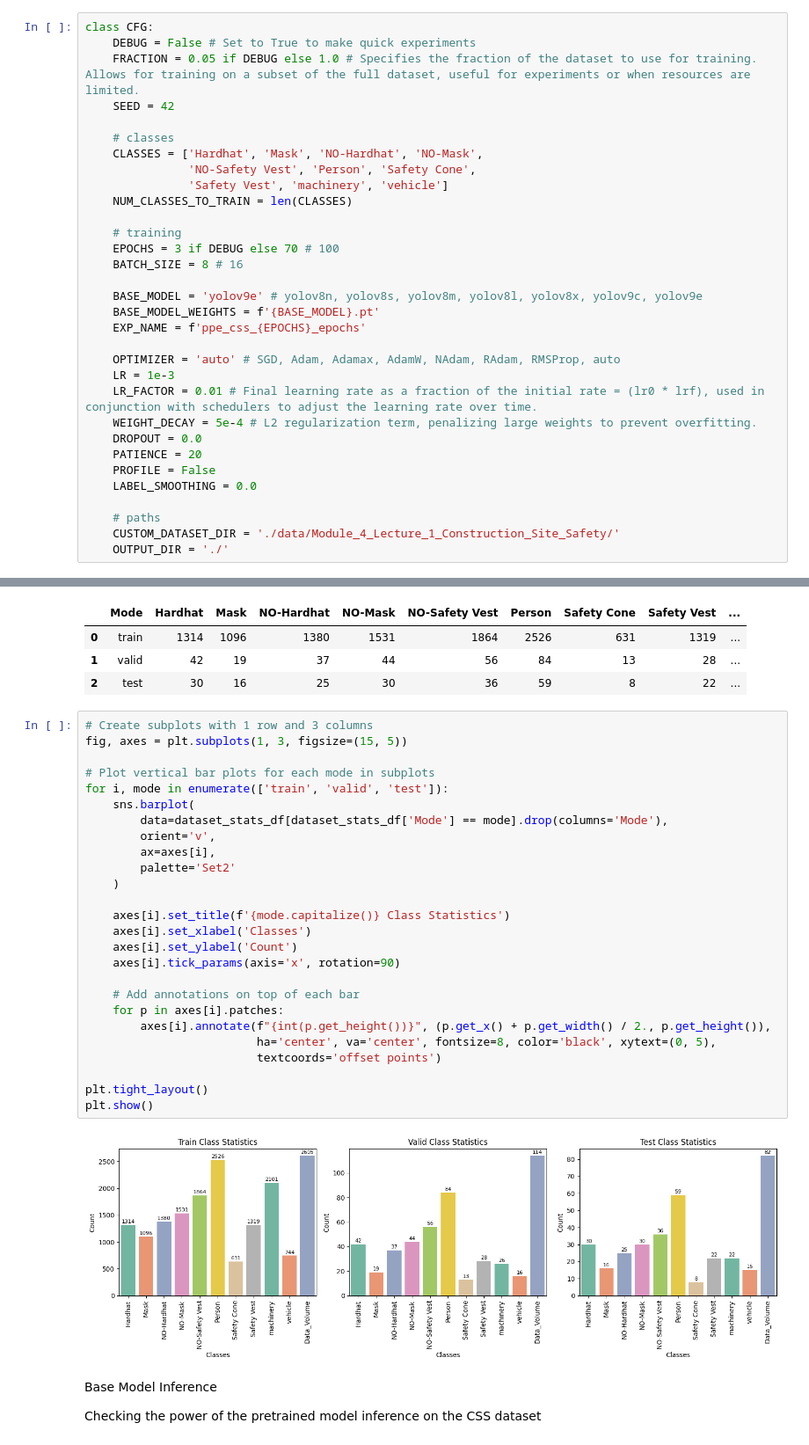
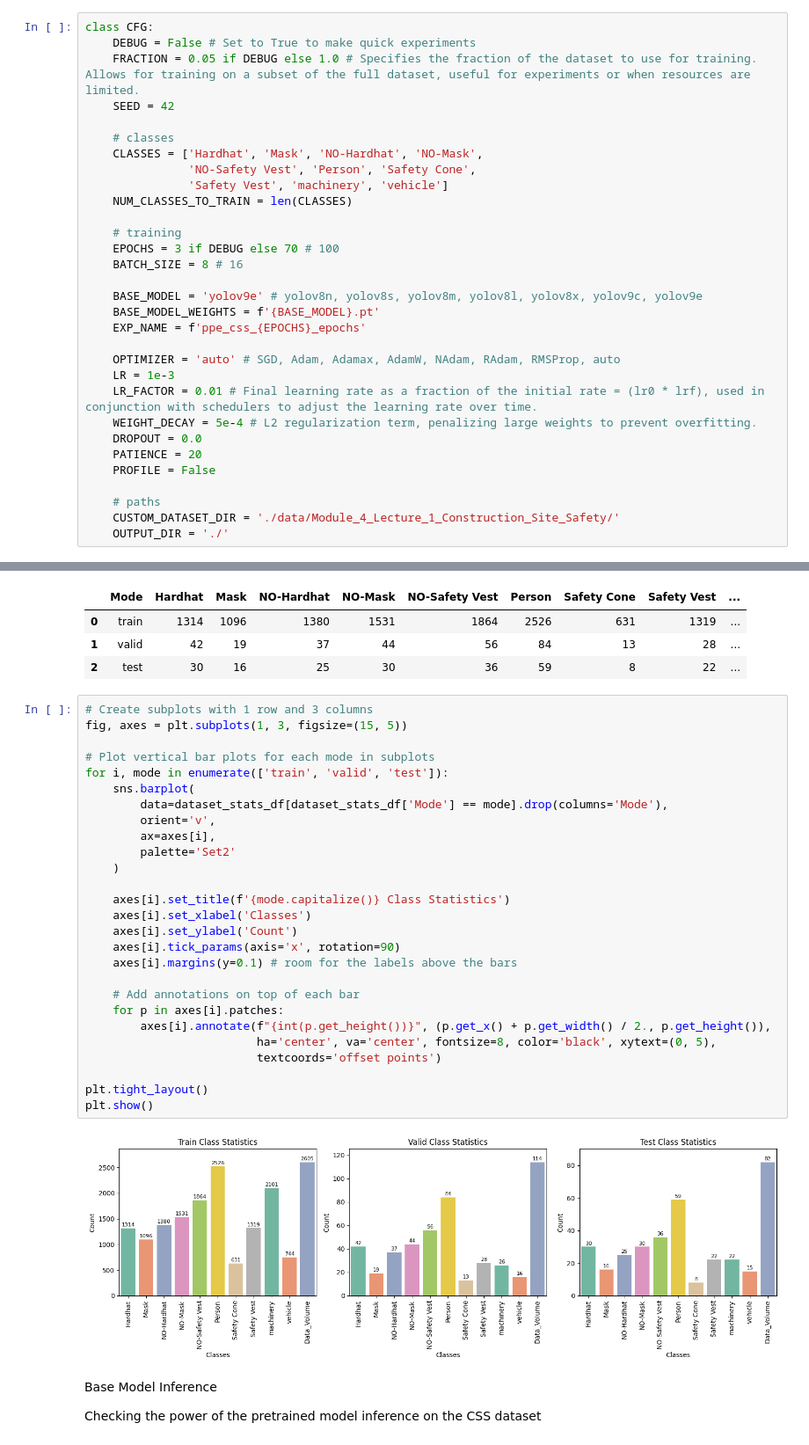
Before and after one commit to BetterED-Neoversity/DEEP-LEARNING-FOR-COMPUTER-VISION-AND-NLP, a Jupyter notebook: notebooks/Module_4_Lecture_7_Class.ipynb, the cells around one changed output, grey strips where cells are left out. Shown at 88% size. Saved outputs shown, nothing was run; the diff lists cells and outputs as text.

```diff
--- a/notebooks/Module_4_Lecture_7_Class.ipynb
+++ b/notebooks/Module_4_Lecture_7_Class.ipynb
@@ -116,7 +116,6 @@ class CFG:
     DROPOUT = 0.0
     PATIENCE = 20
     PROFILE = False
-    LABEL_SMOOTHING = 0.0
 
     # paths
     CUSTOM_DATASET_DIR = './data/Module_4_Lecture_1_Construction_Site_Safety/'
@@ -312,31 +312,32 @@ with pd.option_context('display.max_columns', None):
 # %%
 # Create subplots with 1 row and 3 columns
 fig, axes = plt.subplots(1, 3, figsize=(15, 5))
 
 # Plot vertical bar plots for each mode in subplots
 for i, mode in enumerate(['train', 'valid', 'test']):
     sns.barplot(
         data=dataset_stats_df[dataset_stats_df['Mode'] == mode].drop(columns='Mode'),
         orient='v',
         ax=axes[i],
         palette='Set2'
     )
 
     axes[i].set_title(f'{mode.capitalize()} Class Statistics')
     axes[i].set_xlabel('Classes')
     axes[i].set_ylabel('Count')
     axes[i].tick_params(axis='x', rotation=90)
+    axes[i].margins(y=0.1) # room for the labels above the bars
 
     # Add annotations on top of each bar
     for p in axes[i].patches:
         axes[i].annotate(f"{int(p.get_height())}", (p.get_x() + p.get_width() / 2., p.get_height()),
                          ha='center', va='center', fontsize=8, color='black', xytext=(0, 5),
                          textcoords='offset points')
 
 plt.tight_layout()
 plt.show()
 # %% [output]
-[figure, old version]
+[figure, new version]
 # %% [markdown]
 Base Model Inference
 
```
Also changed, not shown: parts of 10 cells of this notebook, 12 other files.
